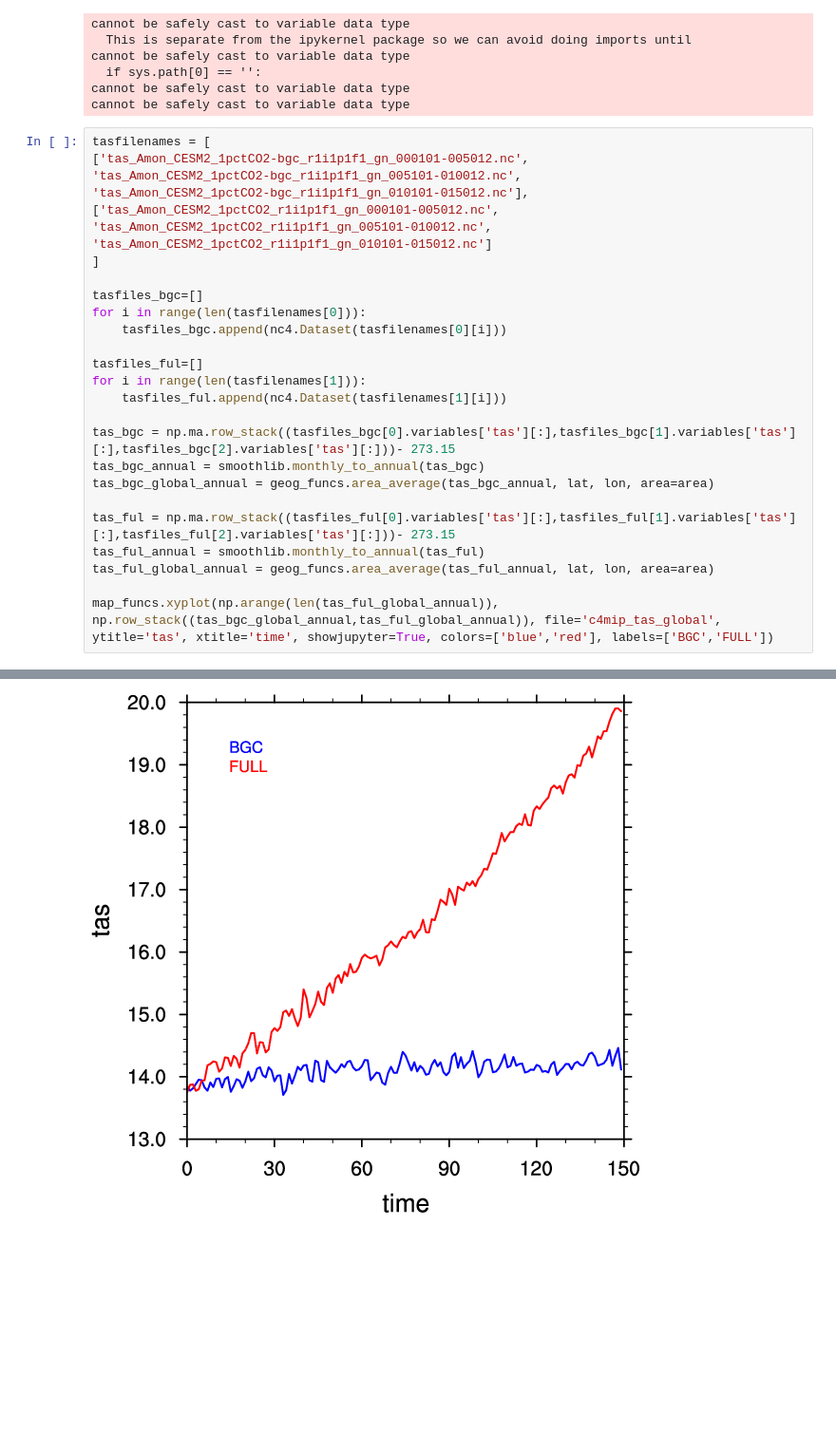
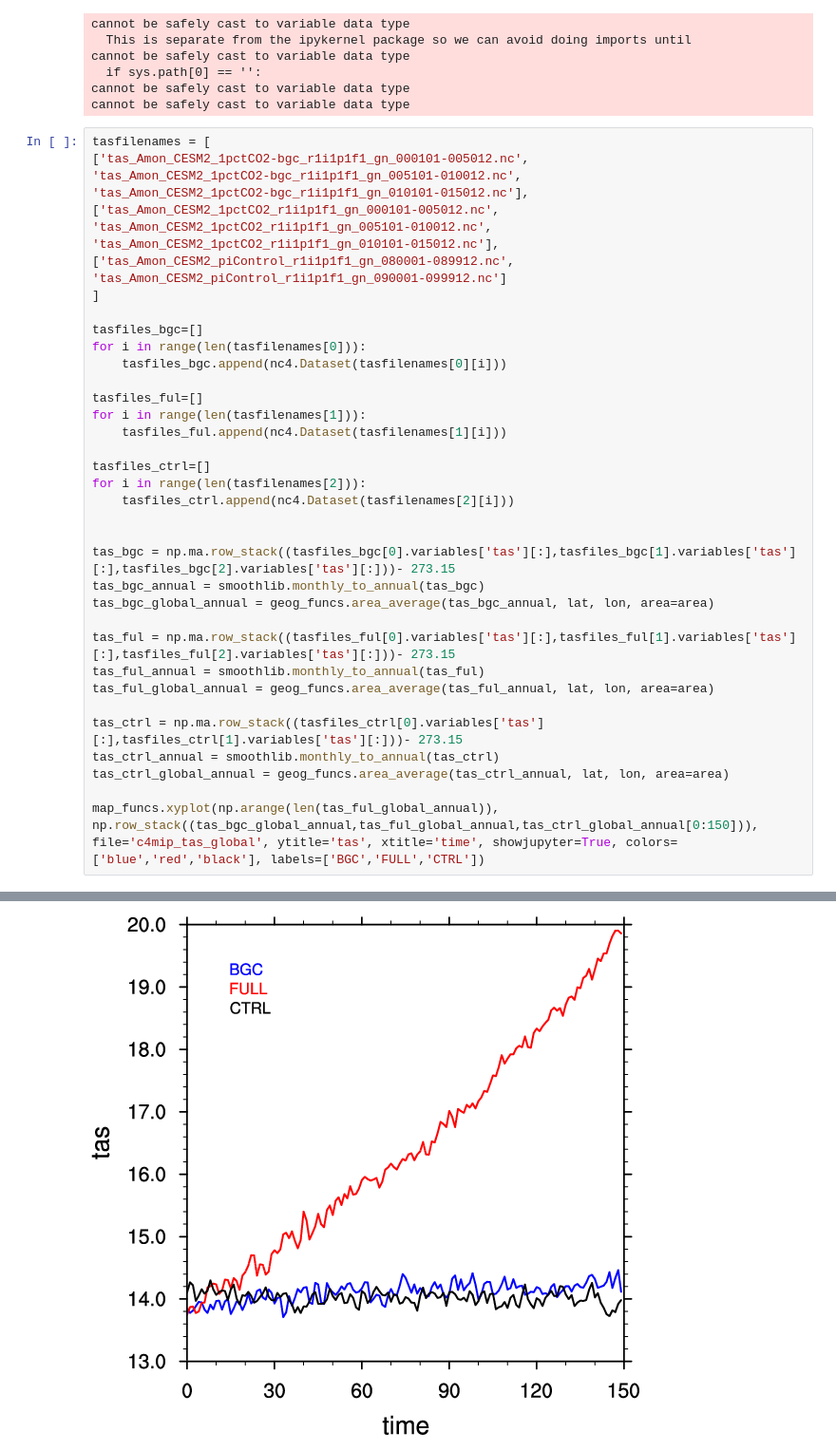
Before and after one commit to ckoven/cesm2_c4mip, a Jupyter notebook: cesm_c4mip.ipynb, the cells around one changed output, grey strips where cells are left out. Shown at 95% size. Cells and saved outputs as stored; diff of their text form; blank space fills up the shorter version.

```diff
--- a/cesm_c4mip.ipynb
+++ b/cesm_c4mip.ipynb
@@ -73,7 +73,9 @@ tasfilenames = [
 'tas_Amon_CESM2_1pctCO2-bgc_r1i1p1f1_gn_010101-015012.nc'],
 ['tas_Amon_CESM2_1pctCO2_r1i1p1f1_gn_000101-005012.nc',
 'tas_Amon_CESM2_1pctCO2_r1i1p1f1_gn_005101-010012.nc',
-'tas_Amon_CESM2_1pctCO2_r1i1p1f1_gn_010101-015012.nc']
+'tas_Amon_CESM2_1pctCO2_r1i1p1f1_gn_010101-015012.nc'],
+['tas_Amon_CESM2_piControl_r1i1p1f1_gn_080001-089912.nc',
+'tas_Amon_CESM2_piControl_r1i1p1f1_gn_090001-099912.nc']
 ]
 
 tasfiles_bgc=[]
@@ -84,6 +86,11 @@ tasfiles_ful=[]
 for i in range(len(tasfilenames[1])):
     tasfiles_ful.append(nc4.Dataset(tasfilenames[1][i]))
 
+tasfiles_ctrl=[]
+for i in range(len(tasfilenames[2])):
+    tasfiles_ctrl.append(nc4.Dataset(tasfilenames[2][i]))
+
+
 tas_bgc = np.ma.row_stack((tasfiles_bgc[0].variables['tas'][:],tasfiles_bgc[1].variables['tas'][:],tasfiles_bgc[2].variables['tas'][:]))- 273.15
 tas_bgc_annual = smoothlib.monthly_to_annual(tas_bgc)
 tas_bgc_global_annual = geog_funcs.area_average(tas_bgc_annual, lat, lon, area=area)
@@ -92,7 +99,11 @@ tas_ful = np.ma.row_stack((tasfiles_ful[0].variables['tas'][:],tasfiles_ful[1].v
 tas_ful_annual = smoothlib.monthly_to_annual(tas_ful)
 tas_ful_global_annual = geog_funcs.area_average(tas_ful_annual, lat, lon, area=area)
 
-map_funcs.xyplot(np.arange(len(tas_ful_global_annual)), np.row_stack((tas_bgc_global_annual,tas_ful_global_annual)), file='c4mip_tas_global', ytitle='tas', xtitle='time', showjupyter=True, colors=['blue','red'], labels=['BGC','FULL'])
+tas_ctrl = np.ma.row_stack((tasfiles_ctrl[0].variables['tas'][:],tasfiles_ctrl[1].variables['tas'][:]))- 273.15
+tas_ctrl_annual = smoothlib.monthly_to_annual(tas_ctrl)
+tas_ctrl_global_annual = geog_funcs.area_average(tas_ctrl_annual, lat, lon, area=area)
+
+map_funcs.xyplot(np.arange(len(tas_ful_global_annual)), np.row_stack((tas_bgc_global_annual,tas_ful_global_annual,tas_ctrl_global_annual[0:150])), file='c4mip_tas_global', ytitle='tas', xtitle='time', showjupyter=True, colors=['blue','red','black'], labels=['BGC','FULL','CTRL'])
 # %% [output]
 cannot be safely cast to variable data type
 cannot be safely cast to variable data type
@@ -99,5 +111,5 @@ cannot be safely cast to variable data type
 showing file c4mip_tas_global
-[figure, old version]
+[figure, new version]
 # %%
 co2filenames = [
 ['co2_Amon_CESM2_1pctCO2_r1i1p1f1_gn_000101-005012.nc',
```
Also changed, not shown: parts of 12 cells of this notebook.
